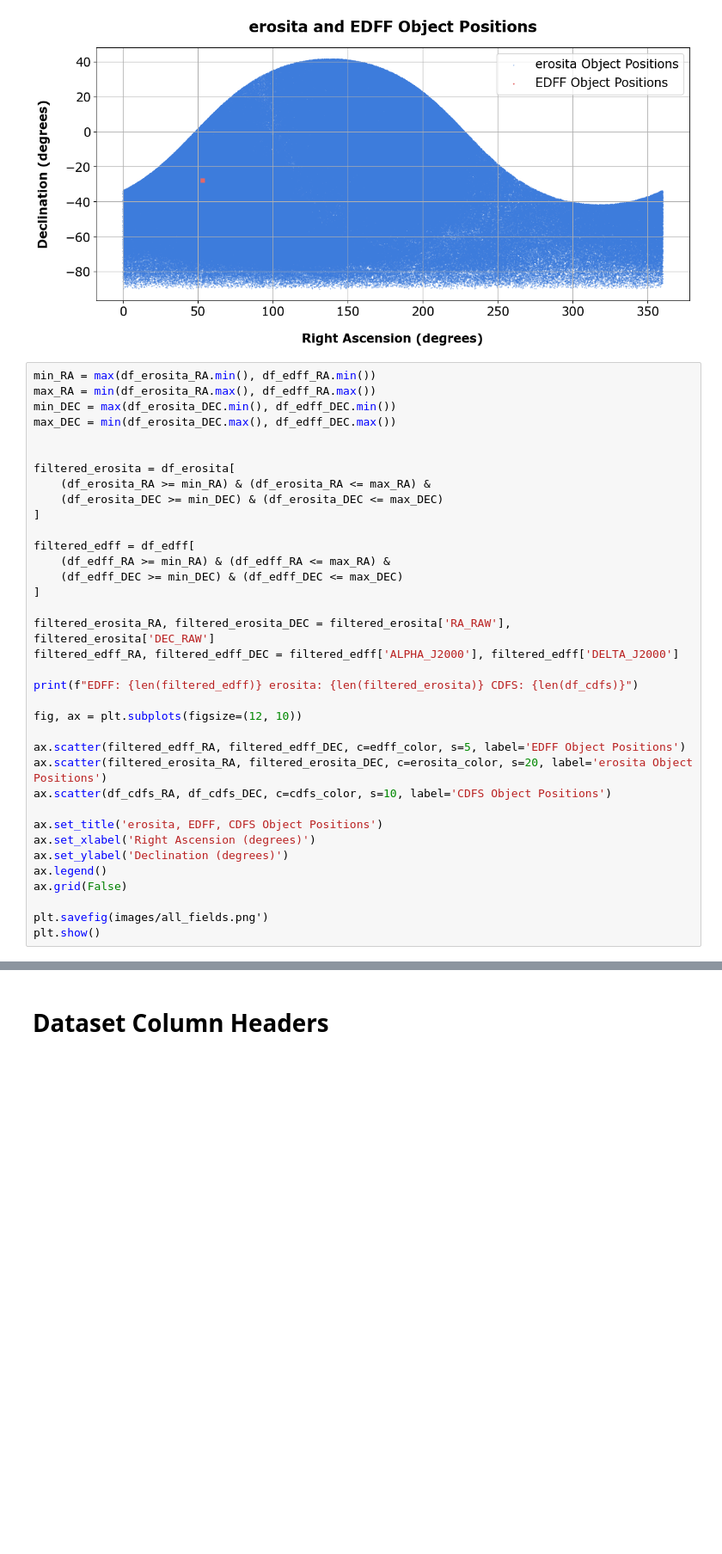
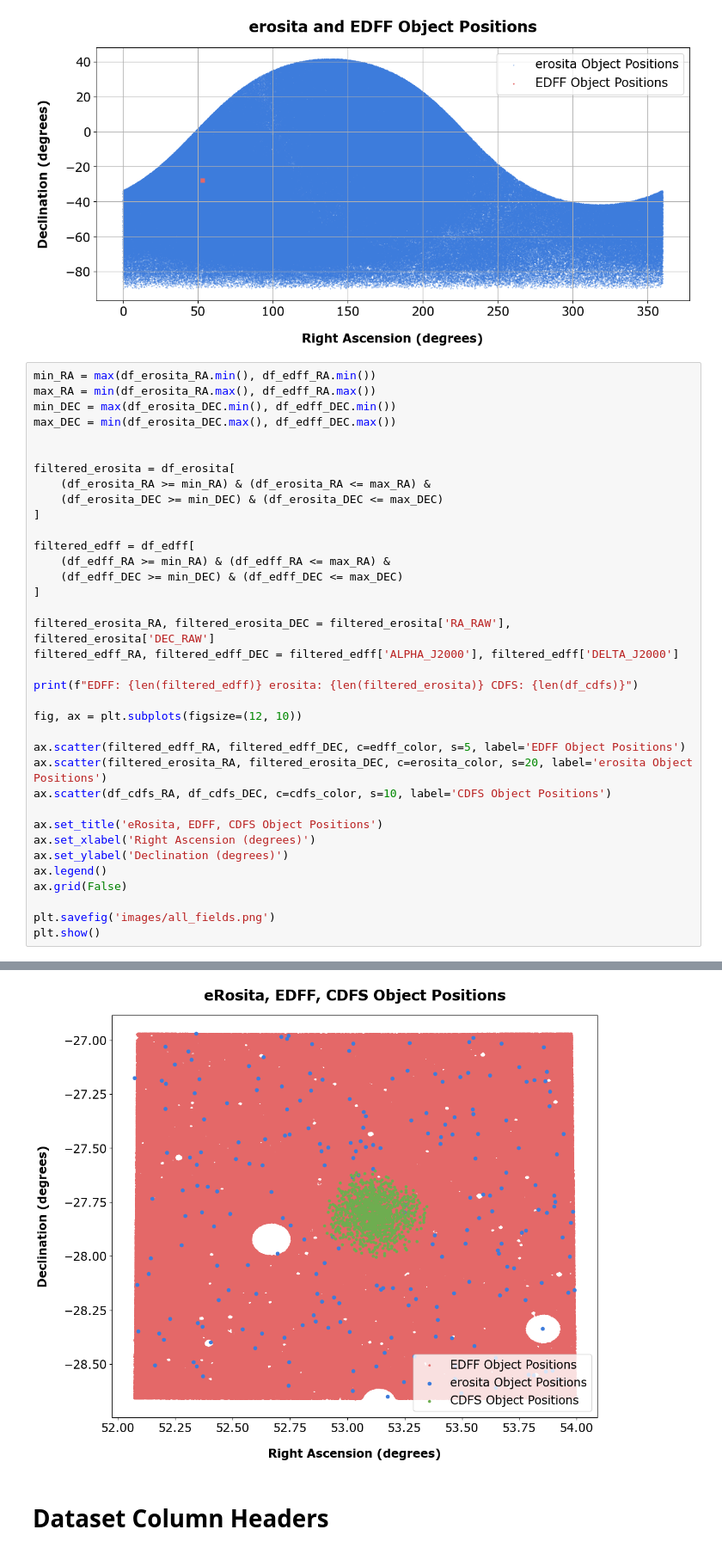
Before and after one commit to trevin-lee/h20-xray-catalog-matching, a Jupyter notebook: src/dataset_info.ipynb, the cells around one changed output, grey strips where cells are left out. Shown at 86% size. Drawn from its saved outputs; the diff is of its cells as text; blank space fills up the shorter version.

```diff
--- a/src/dataset_info.ipynb
+++ b/src/dataset_info.ipynb
@@ -157,12 +159,12 @@ ax.scatter(filtered_edff_RA, filtered_edff_DEC, c=edff_color, s=5, label='EDFF O
 ax.scatter(filtered_erosita_RA, filtered_erosita_DEC, c=erosita_color, s=20, label='erosita Object Positions')
 ax.scatter(df_cdfs_RA, df_cdfs_DEC, c=cdfs_color, s=10, label='CDFS Object Positions')
 
-ax.set_title('erosita, EDFF, CDFS Object Positions')
+ax.set_title('eRosita, EDFF, CDFS Object Positions')
 ax.set_xlabel('Right Ascension (degrees)')
 ax.set_ylabel('Declination (degrees)')
 ax.legend()
 ax.grid(False)
 
-plt.savefig(images/all_fields.png')
+plt.savefig('images/all_fields.png')
 plt.show()
 # %% [output]
@@ -170,3 +172,4 @@ SyntaxError: unterminated string literal (detected at line 34) (572868082.py, li
+[figure, added]
 # %% [markdown]
 # Dataset Column Headers
 # %%
```
Also changed, not shown: parts of 6 cells of this notebook, 28 other files.
